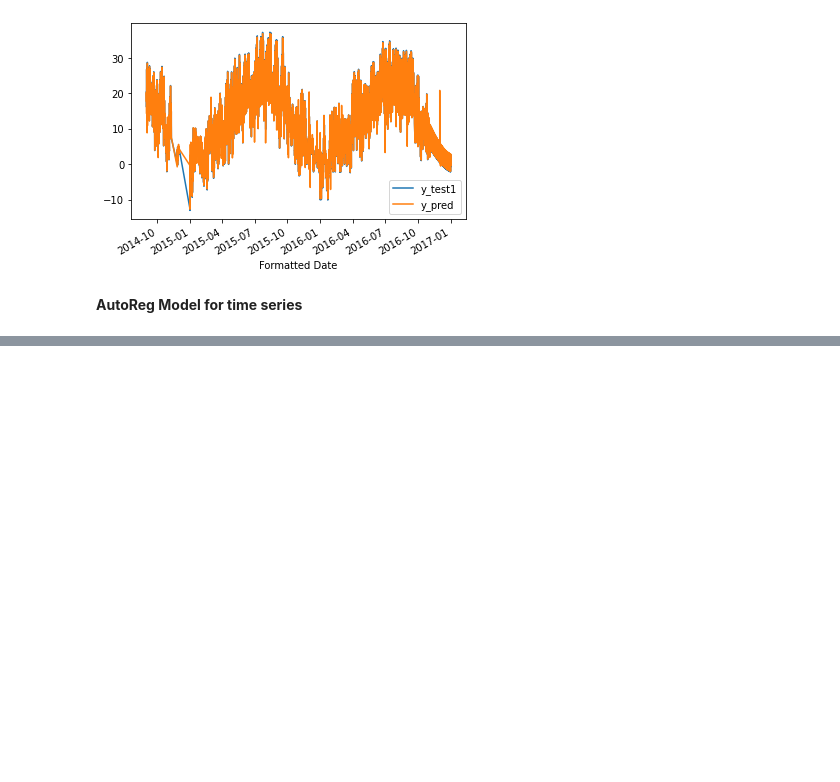
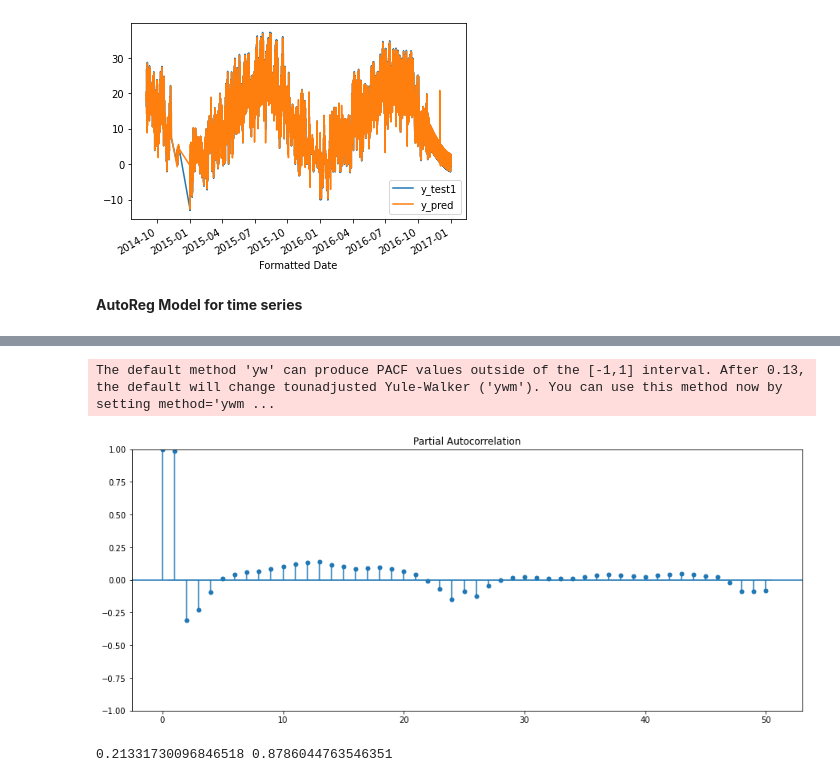
Before and after one commit to Ubaid-Ur-RehmanJ/kaggle-projects, a Jupyter notebook: weather-prediction.ipynb, the cells around one changed output, grey strips where cells are left out. Cells and saved outputs as stored; diff of their text form; code cells hidden in the pictures; blank space fills up the shorter version.

```diff
--- a/weather-prediction.ipynb
+++ b/weather-prediction.ipynb
@@ -355,0 +410,6 @@ df_pred_test1.plot()
+# %%
+fig, ax = plt.subplots(figsize = (15, 6))
+plot_pacf(df2, ax=ax);
+# %% [output]
+The default method 'yw' can produce PACF values outside of the [-1,1] interval. After 0.13, the default will change tounadjusted Yule-Walker ('ywm'). You can use this method now by setting method='ywm ...
+[figure, added]
@@ -355,0 +423,6 @@ df_pred_test1.plot()
+# %%
+y_pred_baseline2 = [y_train2.mean()] * len(y_train2)
+mae_baseline2 = mean_absolute_error(y_train2, y_pred_baseline2)
+print(mae_baseline2, y_train2.mean())
+# %% [output]
+0.21331730096846518 0.8786044763546351
```
Also changed, not shown: parts of 10 cells of this notebook.
